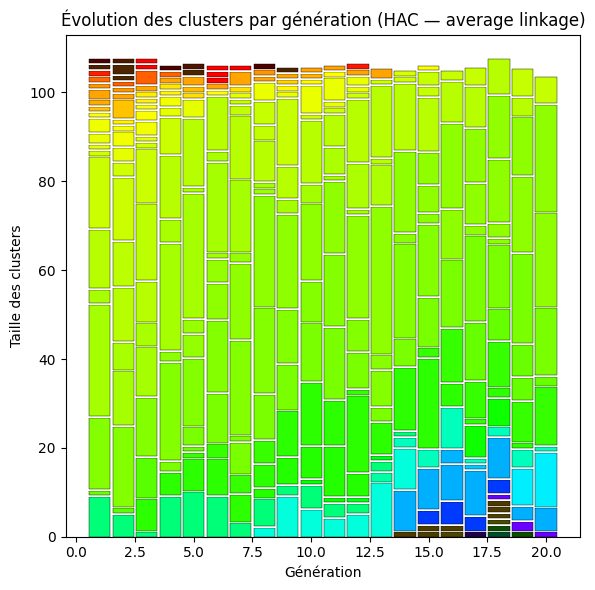
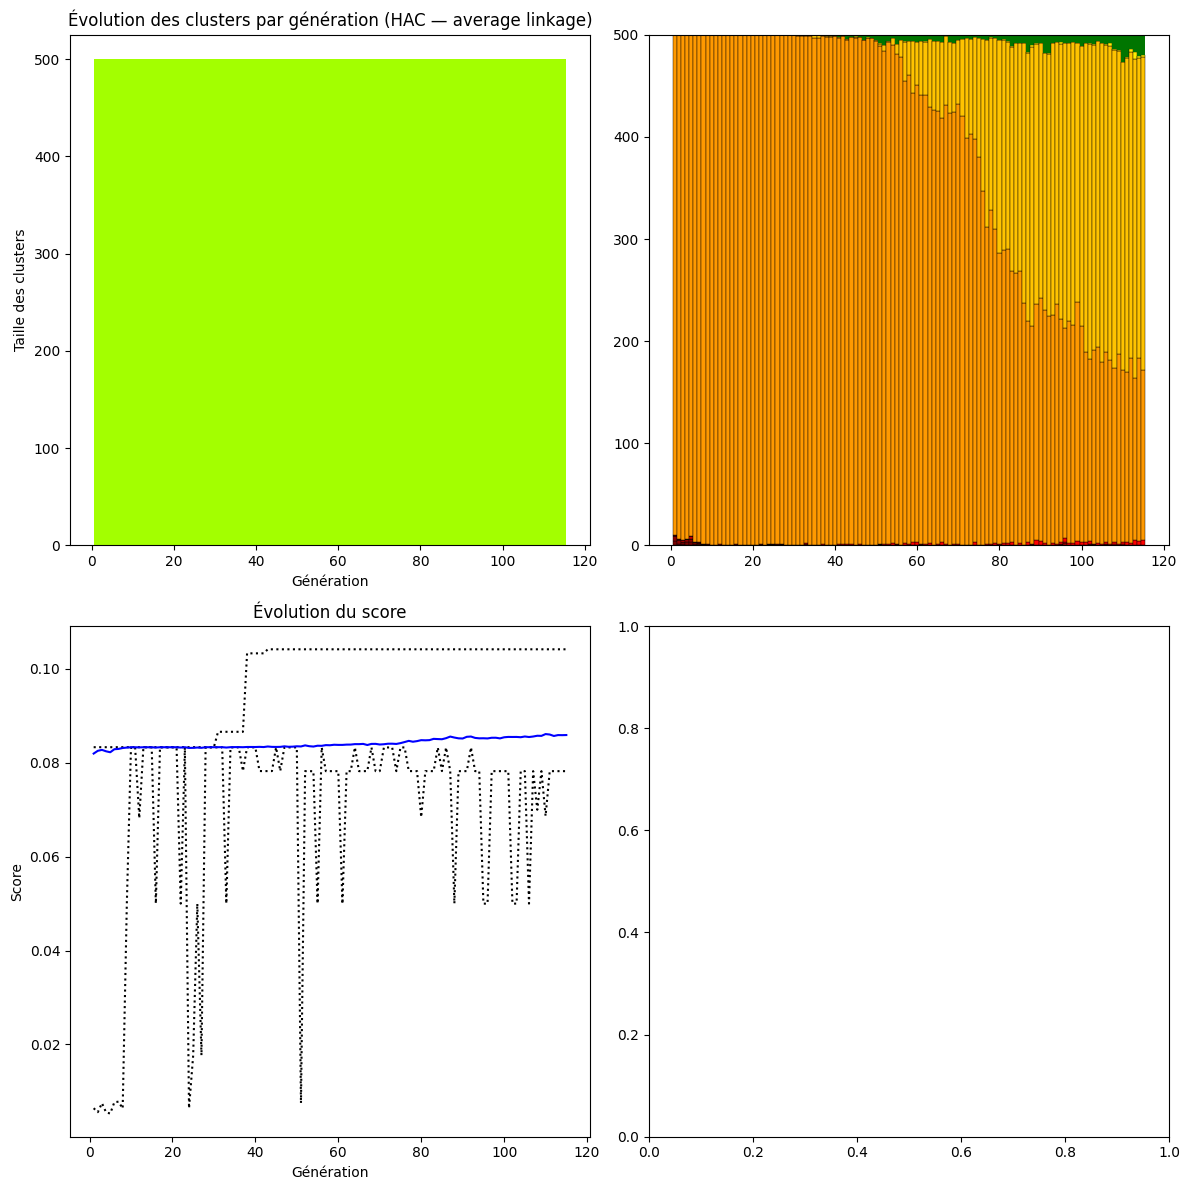
The change to this notebook cell's code, shown as a diff; its figure went from the first image to the second:
--- before
+++ after
@@ -1,2 +1,5 @@
-fig, ax = plt.subplots(nbRows, nbCols, figsize=(6 * nbCols, 6 * nbRows))
-stats.histo_clusters(fig, ax, end_gen, dossier, start_gen, gen_step)
+fig, ((ax1, ax2),(ax3, ax4)) = plt.subplots(nbRows, nbCols, figsize=(6 * nbCols, 6 * nbRows))
+
+stats.affiche_histo_clusters(fig, ax1, gen_step, selected_gens, ClustersSizes, positions_dict, color_maps, AllClusters, palette_dict)
+stats.plotKindsCount(fig, ax2, dossier, end_gen, start_gen, gen_step)
+stats.plotScores(fig, ax3, dossier, end_gen, start_gen, gen_step)

Commit: je sais plus, de la correction de bugs